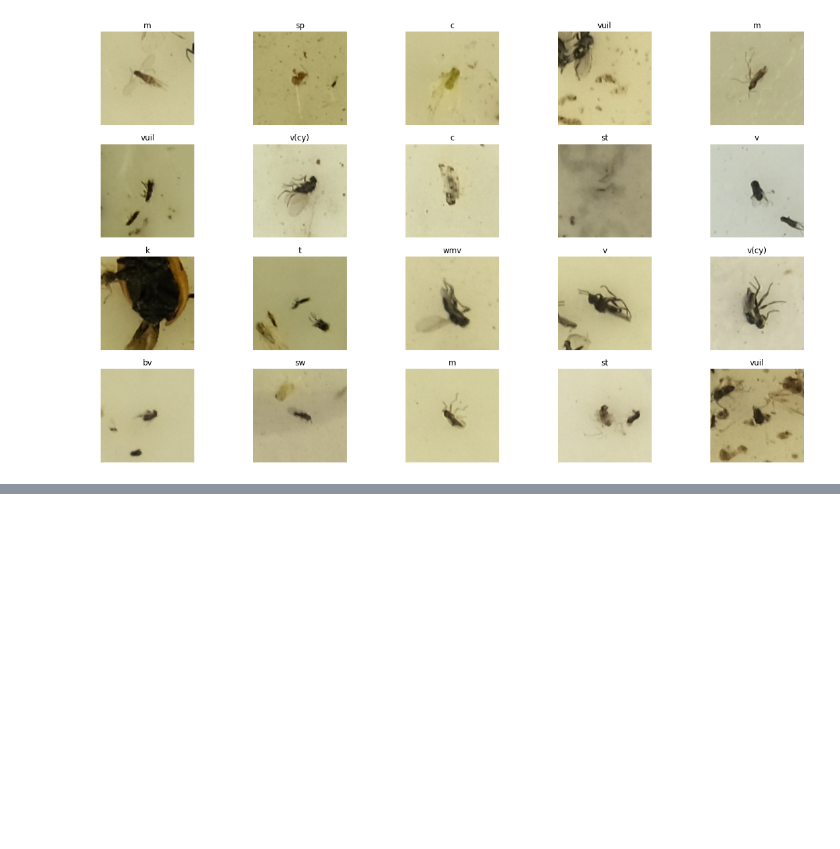
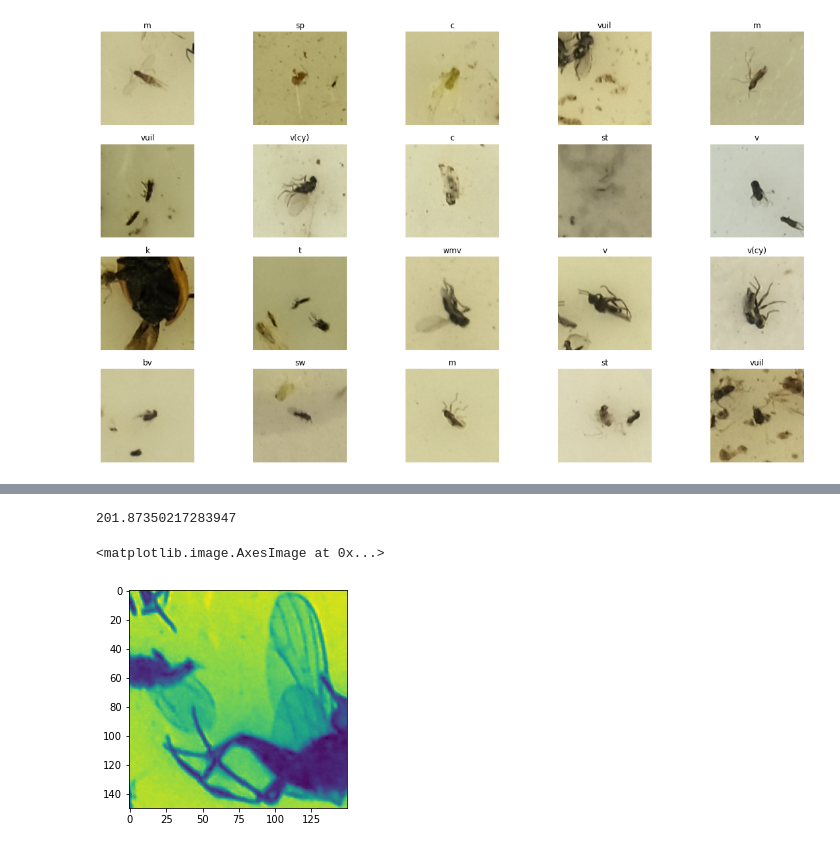
Before and after one commit to kalfasyan/stickybugs-ai, a Jupyter notebook: test.ipynb, the cells around one changed output, grey strips where cells are left out. Drawn from its saved outputs; the diff is of its cells as text; code cells hidden in the pictures; blank space fills up the shorter version.

```diff
--- a/test.ipynb
+++ b/test.ipynb
@@ -54,0 +64,11 @@ imgname
+# %%
+import cv2
+
+n=23430
+# img = np.array(Image.open(dfs[n][4]))#cv2.imread(dfs[n][4], 0)
+print(variance_of_laplacian(dfs[n][4]))
+plt.imshow(dfs[n][0][0][0])
+# %% [output]
+201.87350217283947
+<matplotlib.image.AxesImage at 0x...>
+[figure, added]
```
Also changed, not shown: parts of 11 cells of this notebook, 2 other files.
